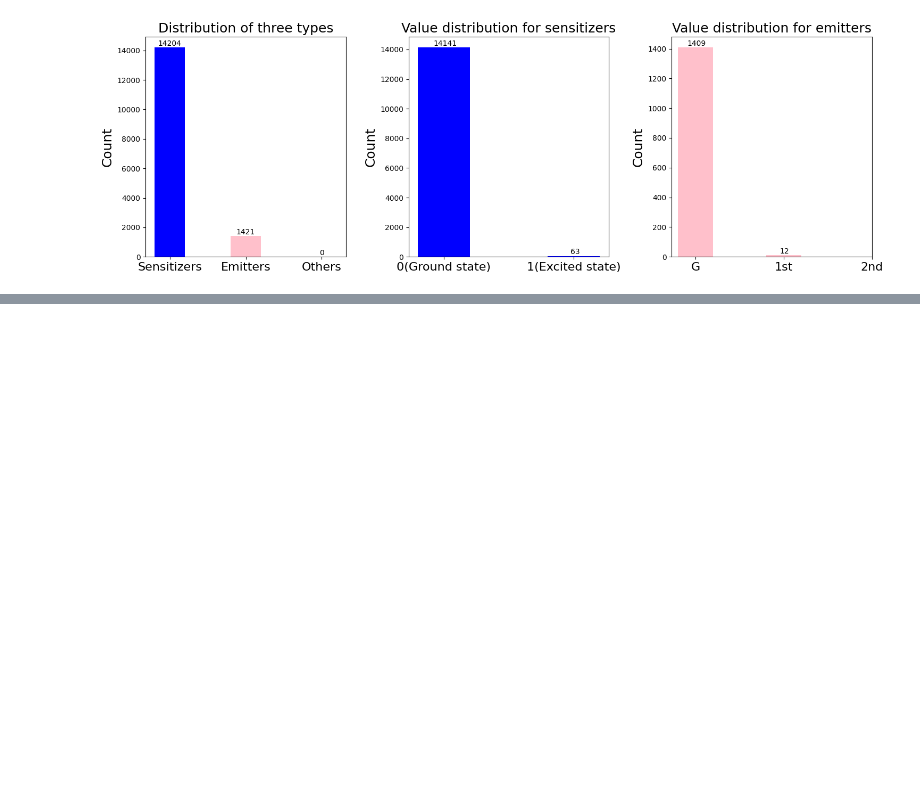
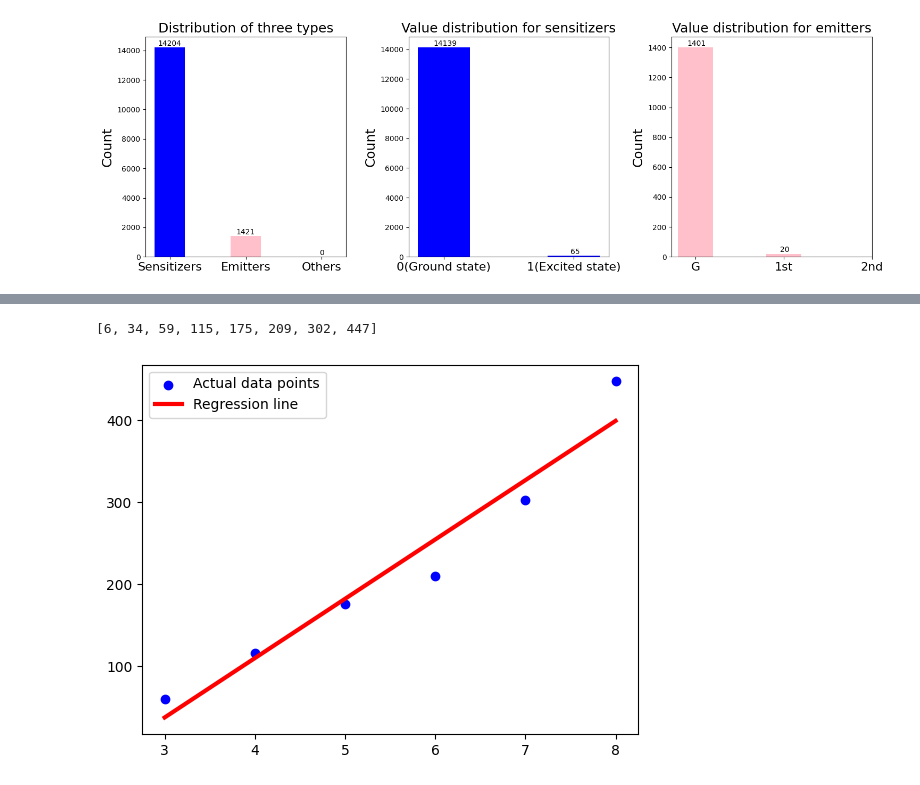
Before and after one commit to yzheng0331/ODE-coefs, a Jupyter notebook: MC_Er/mc2.ipynb, the cells around one changed output, grey strips where cells are left out. Saved outputs shown, nothing was run; the diff lists cells and outputs as text; code cells hidden in the pictures; blank space fills up the shorter version.

```diff
--- a/MC_Er/mc2.ipynb
+++ b/MC_Er/mc2.ipynb
@@ -12,5 +12,5 @@ simulator_big = Simulator(lattice_big)
 # %%
-stats = simulator_big.step(100000, 20000)
+stats = simulator_big.step(3000000, 1000000)
 # %%
 ret, Yb_0, Yb_1, Tm_0, Tm_1, Tm_2 = stats
 # %%
@@ -25,5 +25,13 @@ sum(Yb_0)/len(Yb_0), sum(Yb_1)/len(Yb_1),sum(Tm_0)/len(Tm_0),sum(Tm_1)/len(Tm_1)
 simulator_big.lattice.plot_distributions()
 # %% [output]
 [figure]
+# %%
+tag_default={'S1S0':100000, # energy transfer
+     'c1':2.5*10**4,'c2':3.2*10**3, # upconversion
+     'Ws':1000, # decay of sensitizer
+     'W10':1000, 'W20':7000, # decay of activator
+     'A1S0': 10000, # activator transfer energy back to sensitizer
+     'A1A0': 5000, 'A1A1':600, # activator cross relaxation
+     'laser': 5.76*10**(-6)} # 100W
 # %%
-lattice_big = SquareLattice(0.2, 0.02)
+lattice_power = SquareLattice(0.2, 0.02)
@@ -47,0 +38,10 @@ simulator_big.t
+# %%
+uc_intensities = []
+for w in [1, 2, 3, 4, 5, 6, 7, 8]:
+    tag_new = tag_default.copy()
+    tag_new['laser'] = tag_default['laser']/4*w
+    simulator_power = Simulator(lattice_power, tag =tag_new)
+    ret, Yb_0, Yb_1, Tm_0, Tm_1, Tm_2 = simulator_power.step(100000, 20000)
+    uc_intensities.append(ret[4])
+    print(w, ret)
+    print(sum(Yb_0)/len(Yb_0), sum(Yb_1)/len(Yb_1),sum(Tm_0)/len(Tm_0),sum(Tm_1)/len(Tm_1),sum(Tm_2)/len(Tm_2))
@@ -47,0 +65,19 @@ simulator_big.t
+# %%
+uc_intensities
+# %% [output]
+[6, 34, 59, 115, 175, 209, 302, 447]
+# %%
+import numpy as np
+import matplotlib.pyplot as plt
+from sklearn.linear_model import LinearRegression
+x = np.array([3, 4, 5, 6, 7, 8]).reshape(-1, 1)
+y = uc_intensities[2:]
+model = LinearRegression()
+model.fit(x, y)
+plt.scatter(x, y, color='blue', label='Actual data points')
+y_pred = model.predict(x)
+plt.plot(x, y_pred, color='red', linewidth=3, label='Regression line')
+plt.legend()
+plt.show()
+# %% [output]
+[figure, added]
```
Also changed, not shown: parts of 10 cells of this notebook, 2 other files.
